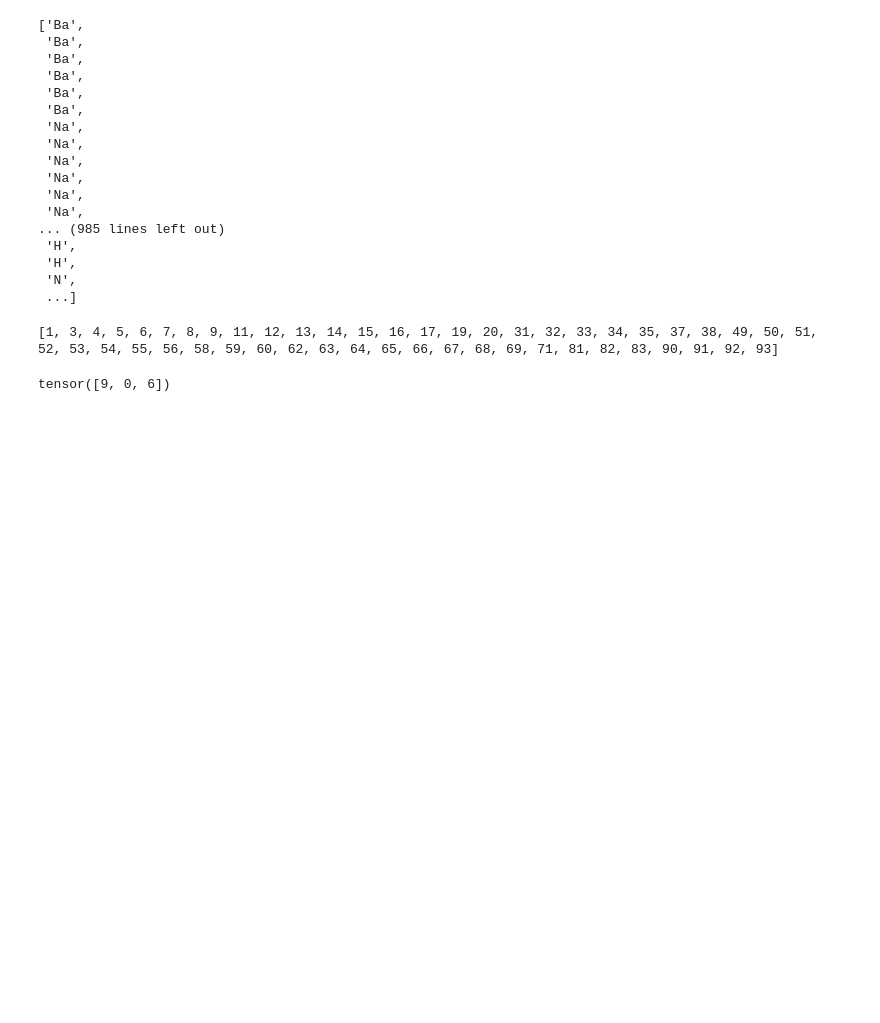
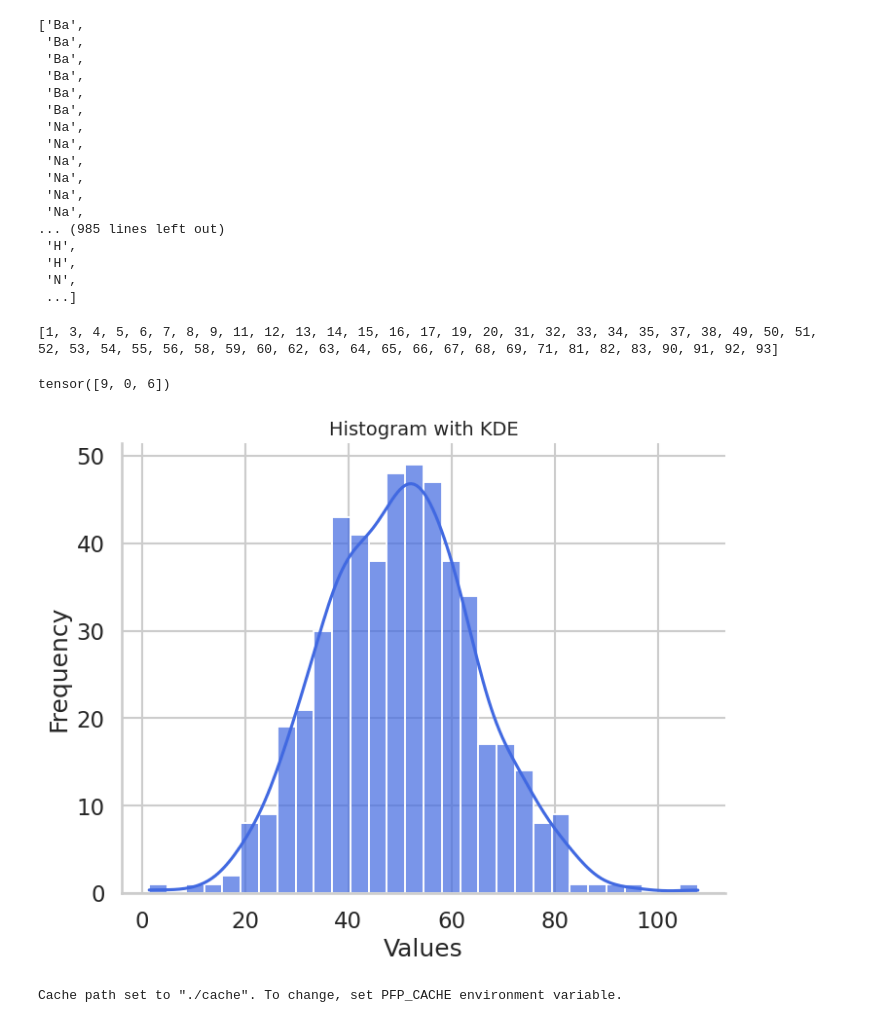
Before and after one commit to volyachka/LiCondEquivariantModel, a Jupyter notebook: src/distribution_conductivity.ipynb, the cells around one changed output. Cells and saved outputs as stored; diff of their text form; code cells hidden in the pictures; blank space fills up the shorter version.

```diff
--- a/src/distribution_conductivity.ipynb
+++ b/src/distribution_conductivity.ipynb
@@ -182,3 +181,40 @@ out = torch_scatter.scatter_sum(src, index, dim=0)
 print(out)  # tensor([1+3+5, 2+4]) -> tensor([9, 6])
 # %% [output]
 tensor([9, 0, 6])
+# %%
+import numpy as np
+import seaborn as sns
+import matplotlib.pyplot as plt
+import pandas as pd
+
+# Generate synthetic data
+np.random.seed(42)
+data = np.random.normal(loc=50, scale=15, size=500)
+df = pd.DataFrame({'Values': data})
+
+# Set Seaborn style
+sns.set_style("whitegrid")
+sns.set_context("talk")
+
+# Create figure
+plt.figure(figsize=(8, 6))
+
+# Histogram
+sns.histplot(df, x="Values", bins=30, kde=True, color="royalblue", alpha=0.7)
+plt.title("Histogram with KDE", fontsize=14)
+plt.xlabel("Values")
+plt.ylabel("Frequency")
+
+# Beautify
+plt.gca().spines["top"].set_visible(False)
+plt.gca().spines["right"].set_visible(False)
+
+plt.show()
+# %% [output]
+[figure, added]
+# %%
+from modules.dataset import (
+    split_dataset_train_val_part,
+)
+# %% [output]
+Cache path set to "./cache". To change, set PFP_CACHE environment variable.
```
Also changed, not shown: parts of 13 cells of this notebook, 4 other files.
